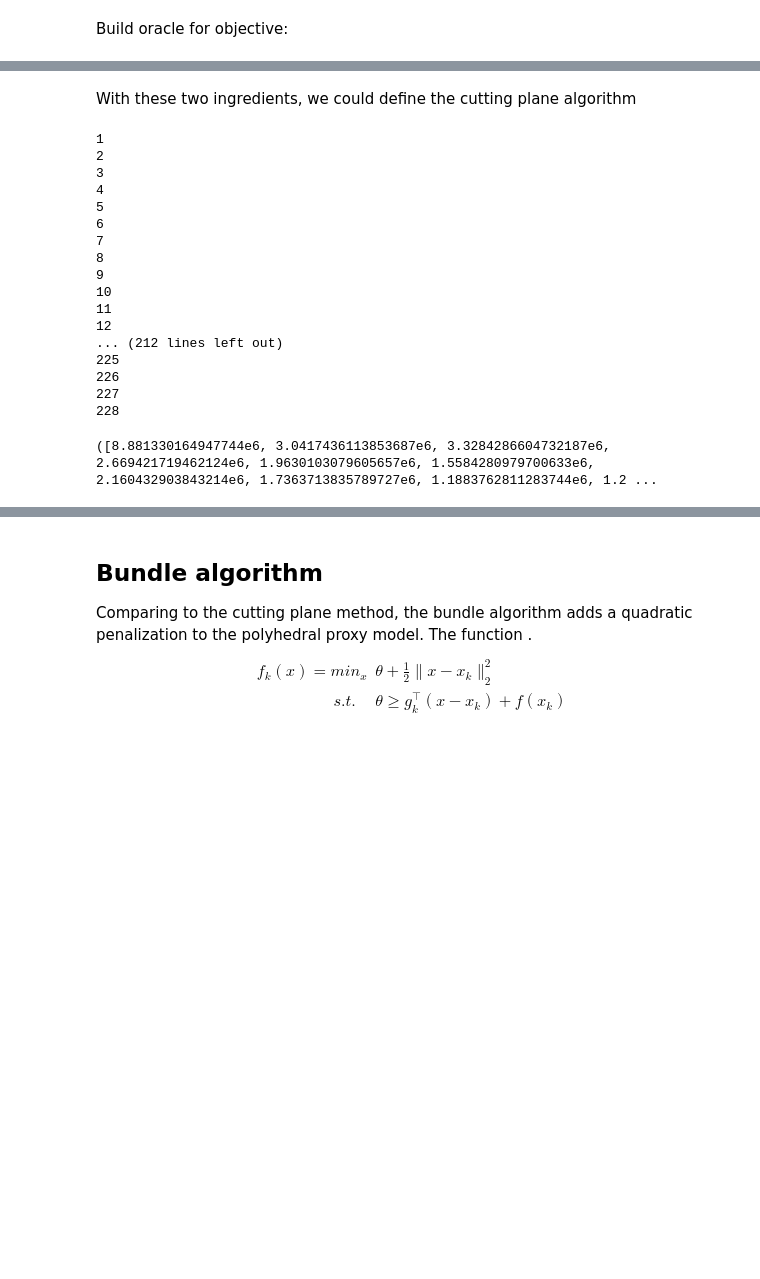
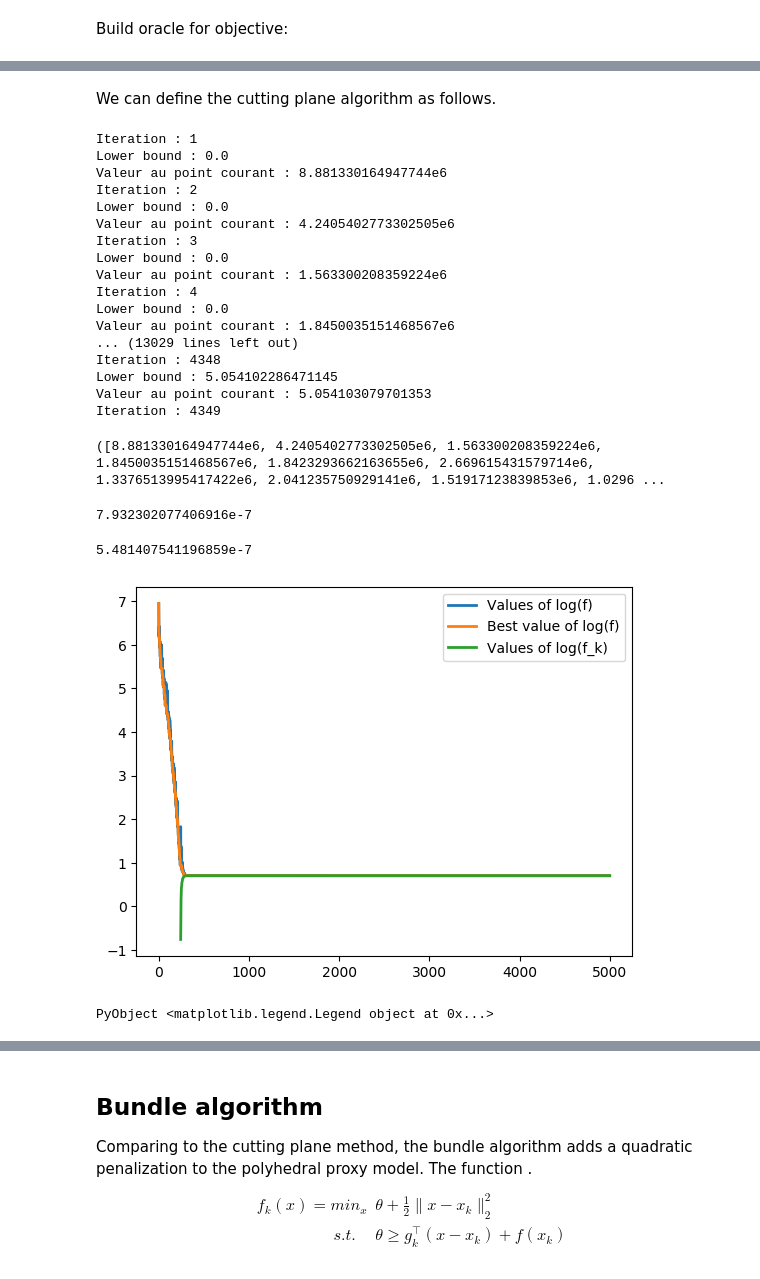
Before and after one commit to mzaffran/proximal_methods, a Jupyter notebook: cutting_plane_bundle_methods.ipynb, the cells around one changed output, grey strips where cells are left out. Saved outputs shown, nothing was run; the diff lists cells and outputs as text; code cells hidden in the pictures; blank space fills up the shorter version.

```diff
--- a/cutting_plane_bundle_methods.ipynb
+++ b/cutting_plane_bundle_methods.ipynb
@@ -75,3 +87,3 @@ end;
 # %% [markdown]
-With these two ingredients, we could define the cutting plane algorithm
+We can define the cutting plane algorithm as follows.
 # %%
@@ -118,22 +131,40 @@ function launch_cutting_plane(X, xMin, xMax, maxit=10000)
 end;
 # %%
-trace_cutting_plane_f, trace_cutting_plane_ub, trace_cutting_plane_α  = launch_cutting_plane(A, xMin, xMax)
+trace_cutting_plane_f, trace_cutting_plane_ub, trace_cutting_plane_lb, n_cutting_plane  = launch_cutting_plane(A,xMin,xMax)
 # %% [output]
-1
-2
-3
-4
-5
-6
-7
-8
-9
-10
-11
-12
-... (212 lines left out)
-225
-226
-227
-228
+Iteration : 1
+Lower bound : 0.0
+Valeur au point courant : 8.881330164947744e6
+Iteration : 2
+Lower bound : 0.0
+Valeur au point courant : 4.2405402773302505e6
+Iteration : 3
+Lower bound : 0.0
+Valeur au point courant : 1.563300208359224e6
+Iteration : 4
+Lower bound : 0.0
+Valeur au point courant : 1.8450035151468567e6
+... (13029 lines left out)
+Iteration : 4348
+Lower bound : 5.054102286471145
+Valeur au point courant : 5.054103079701353
+Iteration : 4349
-([8.881330164947744e6, 3.0417436113853687e6, 3.3284286604732187e6, 2.669421719462124e6, 1.9630103079605657e6, 1.5584280979700633e6, 2.160432903843214e6, 1.7363713835789727e6, 1.1883762811283744e6, 1.2 ...
+([8.881330164947744e6, 4.2405402773302505e6, 1.563300208359224e6, 1.8450035151468567e6, 1.8423293662163655e6, 2.669615431579714e6, 1.3376513995417422e6, 2.041235750929141e6, 1.51917123839853e6, 1.0296 ...
+# %%
+trace_cutting_plane_f[length(trace_cutting_plane_f)] - trace_cutting_plane_lb[length(trace_cutting_plane_lb)]
+# %% [output]
+7.932302077406916e-7
+# %%
+trace_cutting_plane_f[length(trace_cutting_plane_f)] - optsol
+# %% [output]
+5.481407541196859e-7
+# %%
+using PyPlot
+
+plot(log10.(trace_cutting_plane_f), lw=2., label = "Values of log(f)")
+plot(log10.(trace_cutting_plane_ub), lw=2., label ="Best value of log(f)")
+plot(log10.(abs.(trace_cutting_plane_lb)), lw=2., label ="Values of log(f_k)")
+legend()
+# %% [output]
+[figure, added]
+PyObject <matplotlib.legend.Legend object at 0x...>
```
Also changed, not shown: parts of 26 cells of this notebook, 1 other file.
